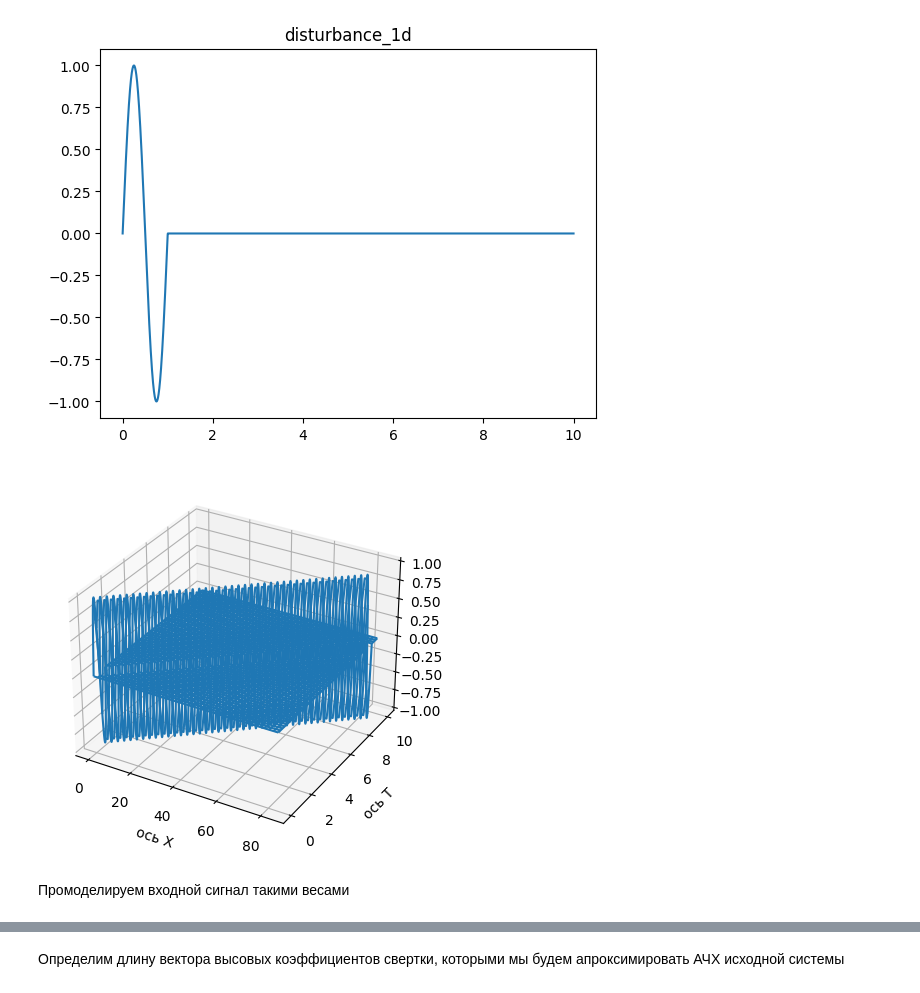
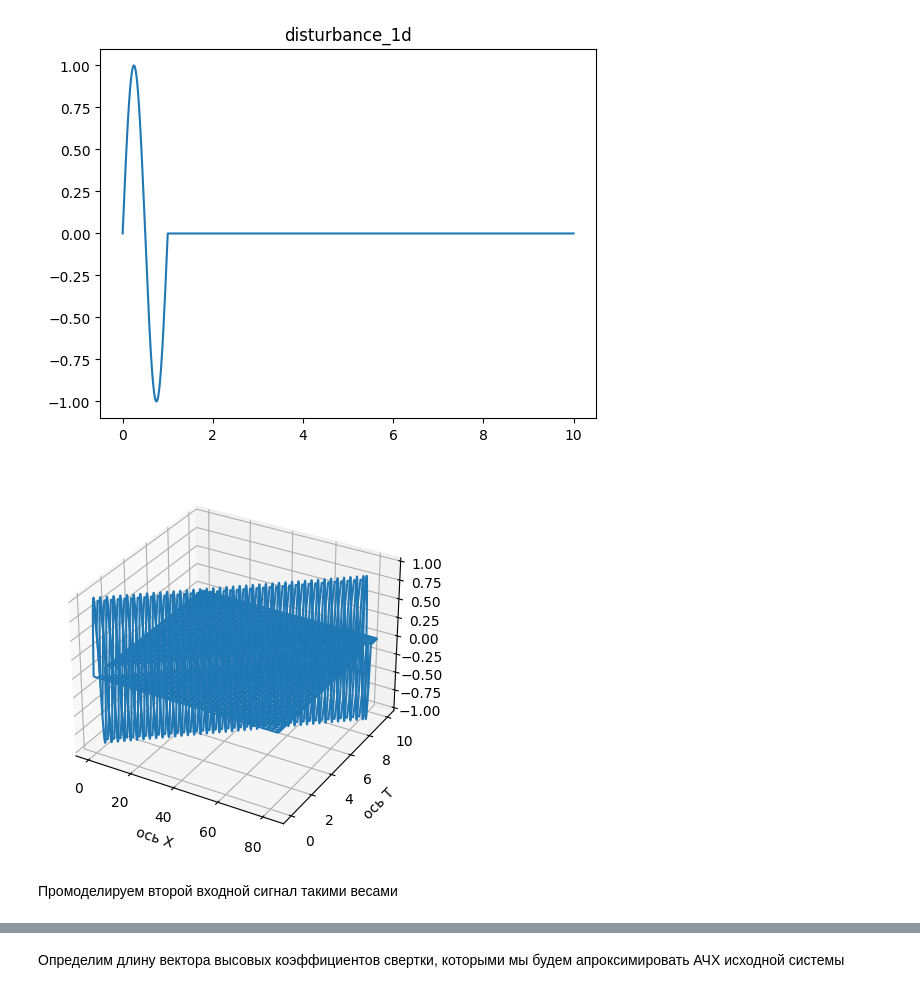
Before and after one commit to dd114/Adaptive-filter-1, a Jupyter notebook: Adaptive-filter-1.ipynb, the cells around one changed output, grey strips where cells are left out. Cells and saved outputs as stored; diff of their text form; code cells hidden in the pictures.

```diff
--- a/Adaptive-filter-1.ipynb
+++ b/Adaptive-filter-1.ipynb
@@ -99,27 +105,27 @@ plt.show()
 [figure]
 # %%
 step = 100
-first_input = disturbance_1d
+first_input_2d = disturbance_1d
 
-number_of_x = 85
+number_of_x = 84
 for i in range(1, number_of_x):
-    first_input = np.vstack([first_input, np.roll(disturbance_1d, step * i)])
+    first_input_2d = np.vstack([first_input_2d, np.roll(disturbance_1d, step * i)])
     # plt.plot(t, disturbance_1d)
     # plt.title("disturbance_1d")
     # plt.show()
 # %%
 xgrid, tgrid = np.meshgrid(np.arange(number_of_x), t)
 
 
 ax = plt.axes(projection='3d')
-ax.plot_wireframe(xgrid, tgrid, first_input.T)
+ax.plot_wireframe(xgrid, tgrid, first_input_2d.T)
 # ax.plot(tgrid, xgrid, tempU.reshape((len(np.unique(tempT)), len(np.unique(tempX)))))
 plt.xlabel("ось X")
 plt.ylabel("ось T")
 plt.show()
 # %% [output]
-[figure, old version]
+[figure, new version]
 # %% [markdown]
-Промоделируем входной сигнал такими весами
+Промоделируем второй входной сигнал такими весами
 # %%
 # processing_weights = np.array([0.1, 0.3, 0.5])
```
Also changed, not shown: parts of 27 cells of this notebook.
